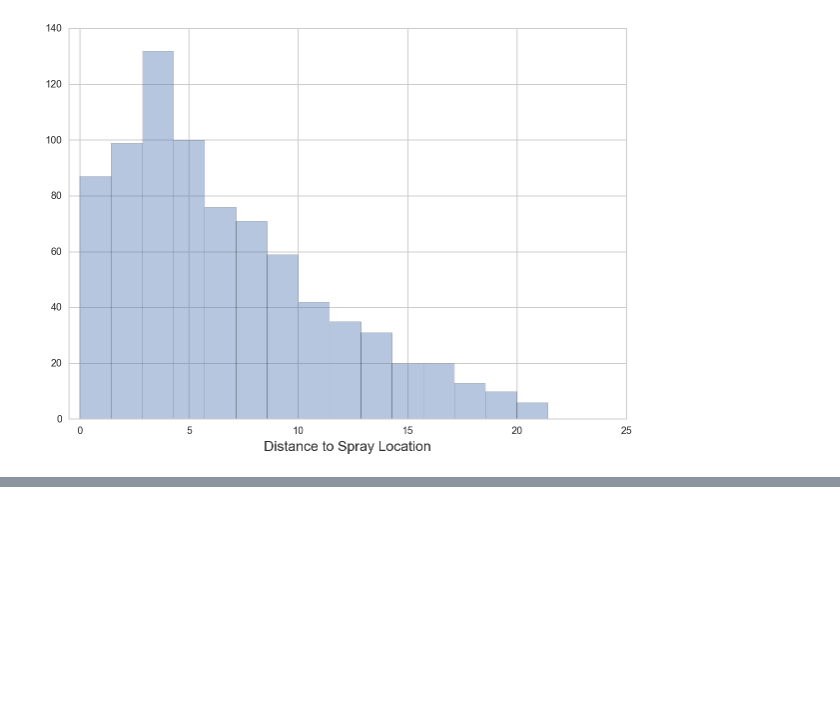
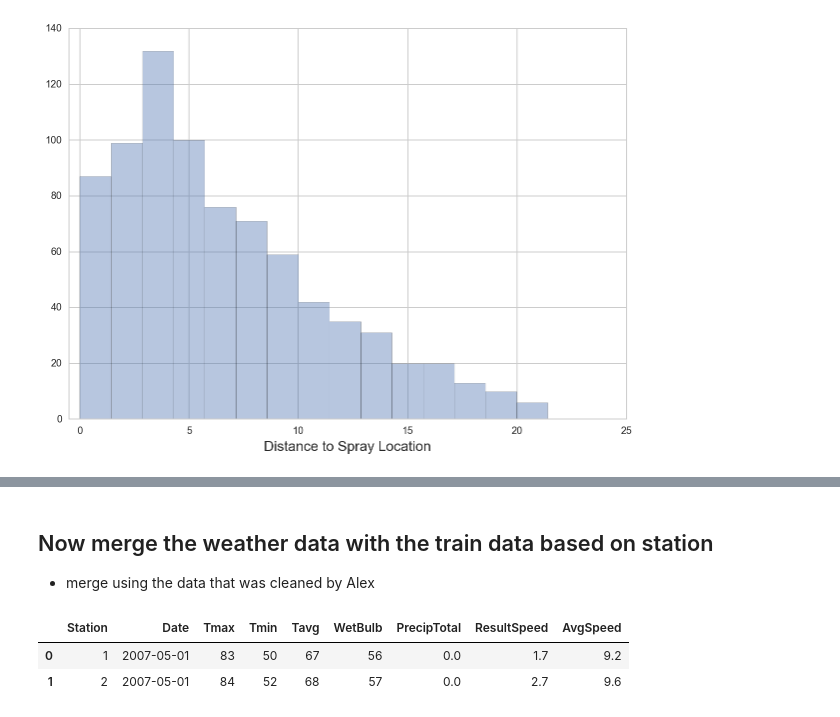
Before and after one commit to oboechick/kaggle_competition, a Jupyter notebook: code/WNV_data_import.ipynb, the cells around one changed output, grey strips where cells are left out. Drawn from its saved outputs; the diff is of its cells as text; code cells hidden in the pictures; blank space fills up the shorter version.

Commit message:
updated cleaning code

```diff
--- a/code/WNV_data_import.ipynb
+++ b/code/WNV_data_import.ipynb
@@ -199,3 +256,18 @@ train.to_csv('../clean_data/train_with_spray.csv')
 f = open('../clean_data/train_with_spray.p','w')
 cPickle.dump(train,f)
 f.close()
+# %% [markdown]
+## Now merge the weather data with the train data based on station
+
+- merge using the data that was cleaned by Alex
+# %%
+# read in cleaned weather data
+f= open('../clean_data/weather_clean.p','r')
+weather_clean = cPickle.load(f)
+f.close()
+
+weather_clean.head(2)
+# %% [output]
+|  | Station | Date | Tmax | Tmin | Tavg | WetBulb | PrecipTotal | ResultSpeed | AvgSpeed |
+| 0 | 1 | 2007-05-01 | 83 | 50 | 67 | 56 | 0.0 | 1.7 | 9.2 |
+| 1 | 2 | 2007-05-01 | 84 | 52 | 68 | 57 | 0.0 | 2.7 | 9.6 |
```
Also changed, not shown: parts of 10 cells of this notebook, 1 other file.
